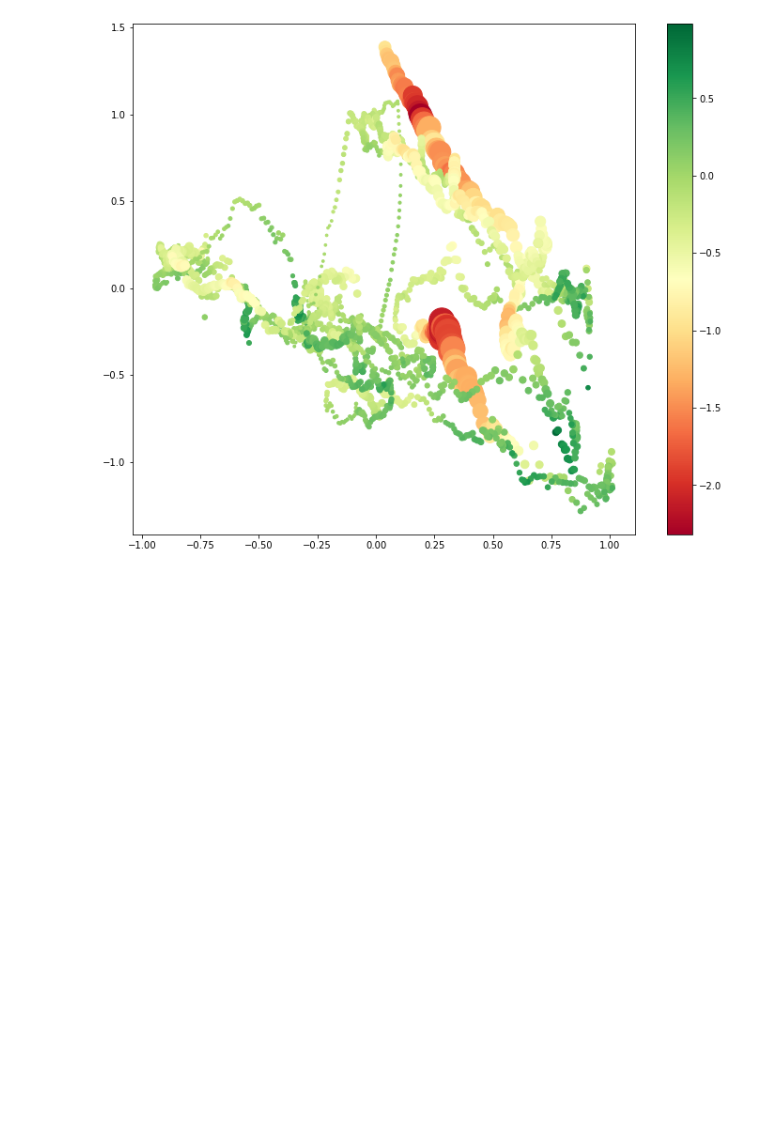
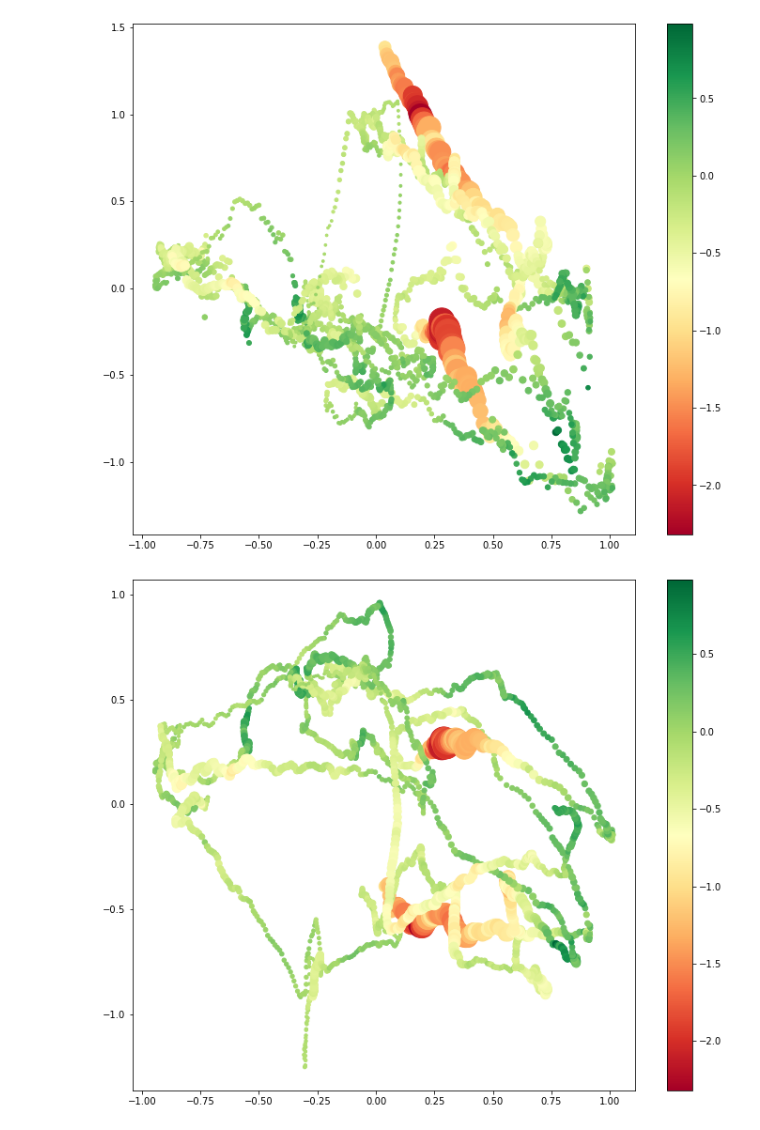
Before and after one commit to guhhhhaa/TensorAct-of-Stars, a Jupyter notebook: TensorAct1.0.ipynb, the cells around one changed output. Cells and saved outputs as stored; diff of their text form; code cells hidden in the pictures; blank space fills up the shorter version.

```diff
--- a/TensorAct1.0.ipynb
+++ b/TensorAct1.0.ipynb
@@ -804,3 +804,23 @@ fig.colorbar(ax_plot,ax=ax)
 plt.show()
 # %% [output]
 [figure]
+# %%
+import matplotlib.pyplot as plt
+import numpy as np
+from mpl_toolkits.mplot3d import Axes3D
+
+all_2_array = np.array(all_2)
+x = all_2_array[:,0]  # MVRV
+y = all_2_array[:,2]  # NVT
+
+
+
+# 绘制散点图
+
+fig,ax = plt.subplots(figsize=(12,10))
+ax_plot = ax.scatter(x, y,alpha=1,s=all_2['std/price']*300,c=-all_2['price_increase_2'],cmap=plt.get_cmap('RdYlGn'))
+
+fig.colorbar(ax_plot,ax=ax)
+plt.show()
+# %% [output]
+[figure, added]
```
Also changed, not shown: parts of 2 cells of this notebook.
